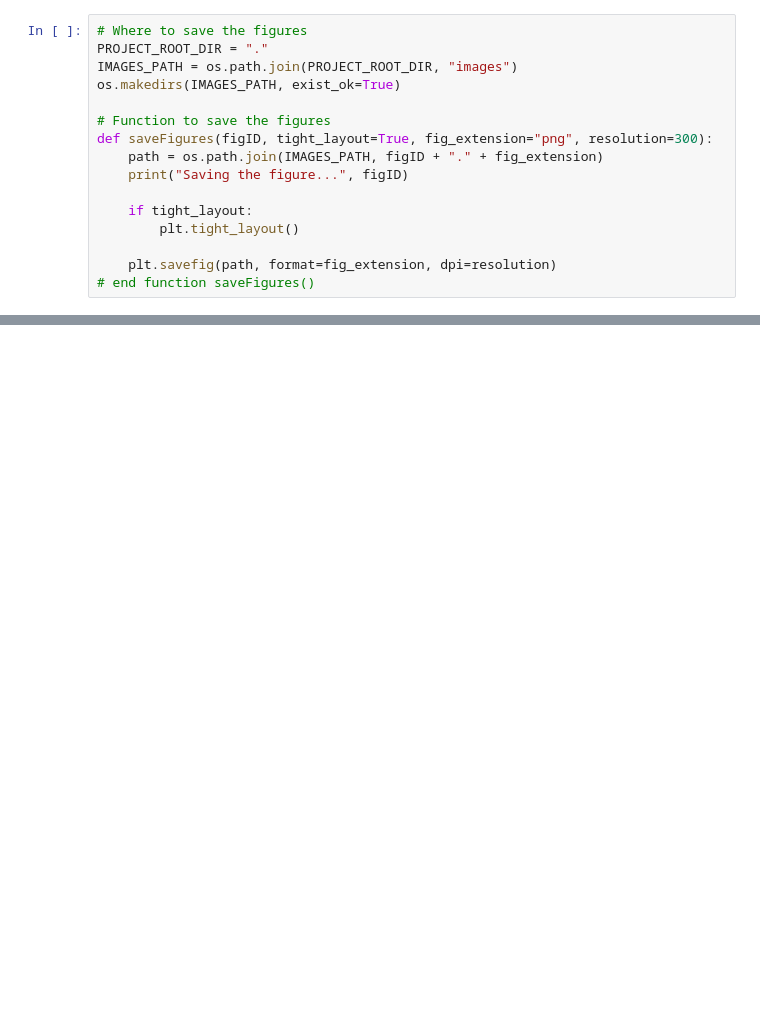
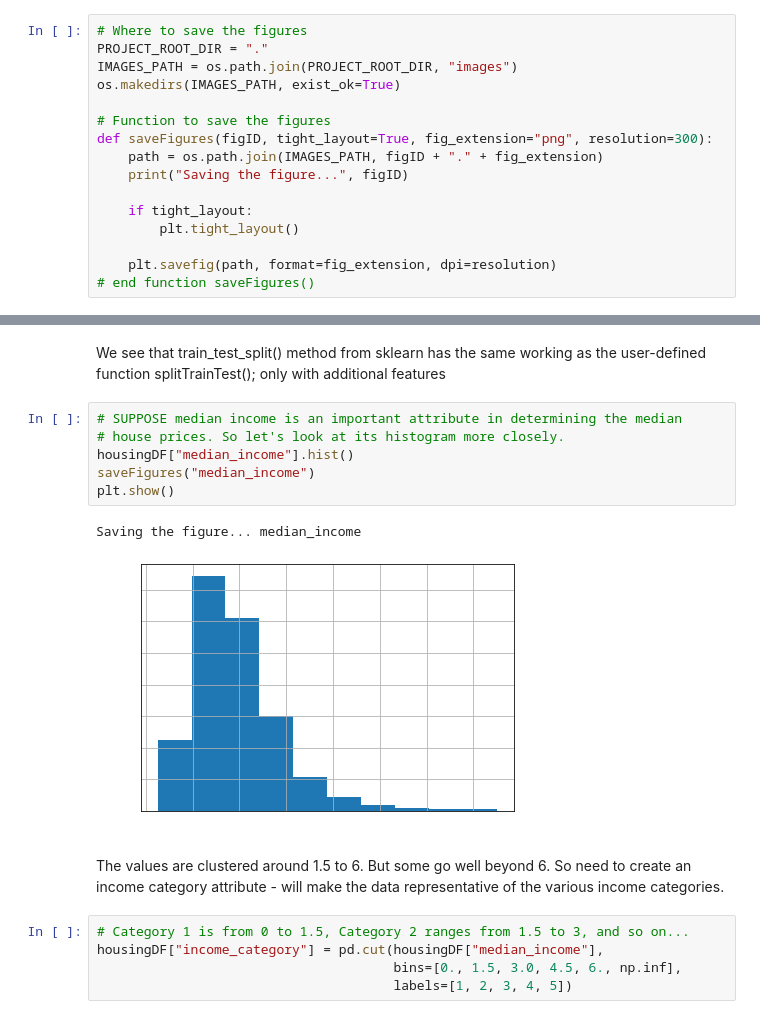
Before and after one commit to Zad-100/End-To-End-Machine-Learning-Project, a Jupyter notebook: housing.ipynb, the cells around one changed output, grey strips where cells are left out. Saved outputs shown, nothing was run; the diff lists cells and outputs as text; blank space fills up the shorter version.

```diff
--- a/housing.ipynb
+++ b/housing.ipynb
@@ -130,0 +246,21 @@ Saving the figure... all_attributes_histograms
+# %% [markdown]
+We see that train_test_split() method from sklearn has the same working as the
+user-defined function splitTrainTest(); only with additional features
+# %%
+# SUPPOSE median income is an important attribute in determining the median
+# house prices. So let's look at its histogram more closely.
+housingDF["median_income"].hist()
+saveFigures("median_income")
+plt.show()
+# %% [output]
+Saving the figure... median_income
+[figure, added]
+# %% [markdown]
+The values are clustered around 1.5 to 6. But some go well beyond 6.
+So need to create an income category attribute - will make the data
+representative of the various income categories.
+# %%
+# Category 1 is from 0 to 1.5, Category 2 ranges from 1.5 to 3, and so on...
+housingDF["income_category"] = pd.cut(housingDF["median_income"],
+                                      bins=[0., 1.5, 3.0, 4.5, 6., np.inf],
+                                      labels=[1, 2, 3, 4, 5])
```
Also changed, not shown: parts of 21 cells of this notebook, 3 other files.
